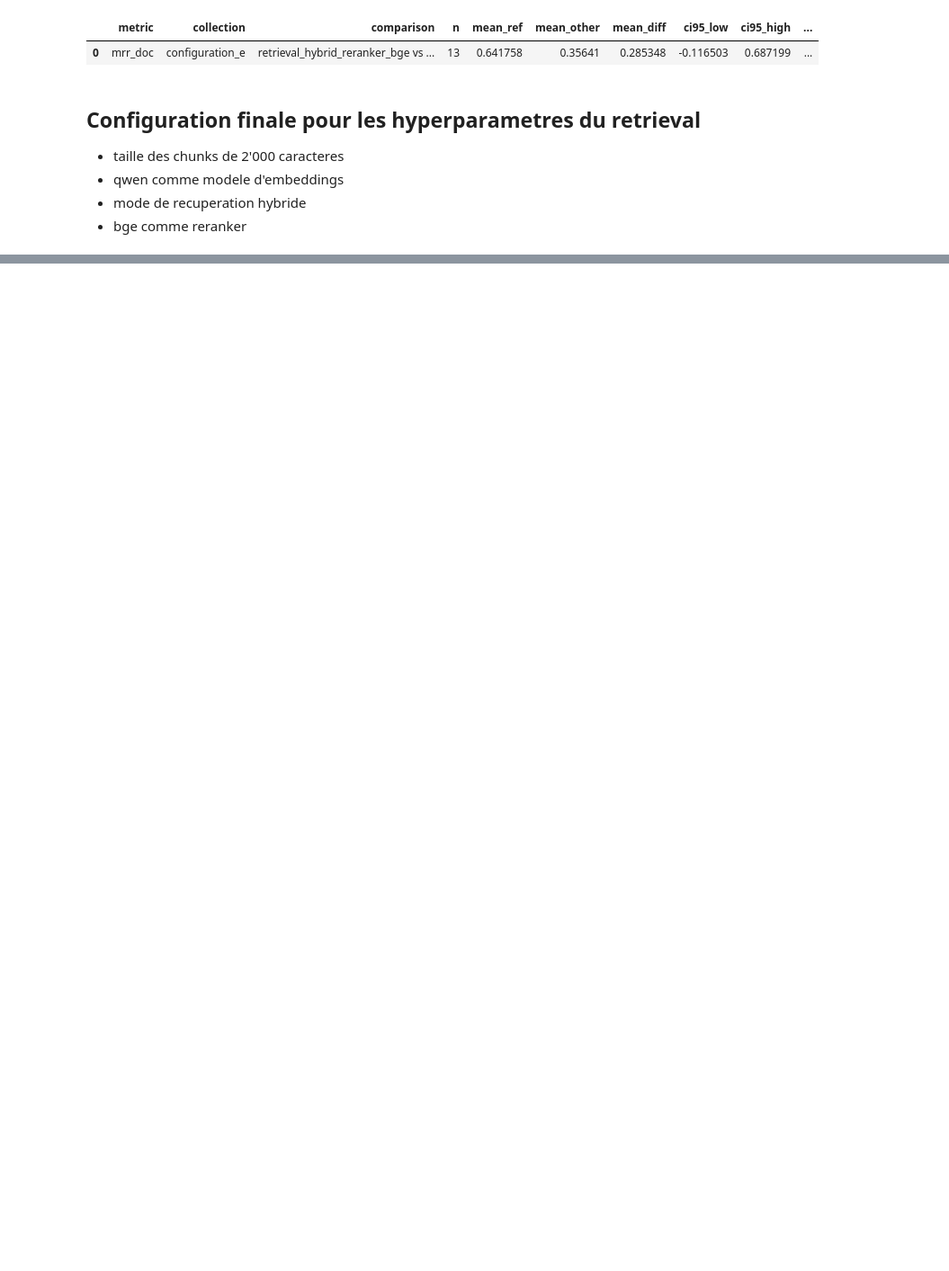
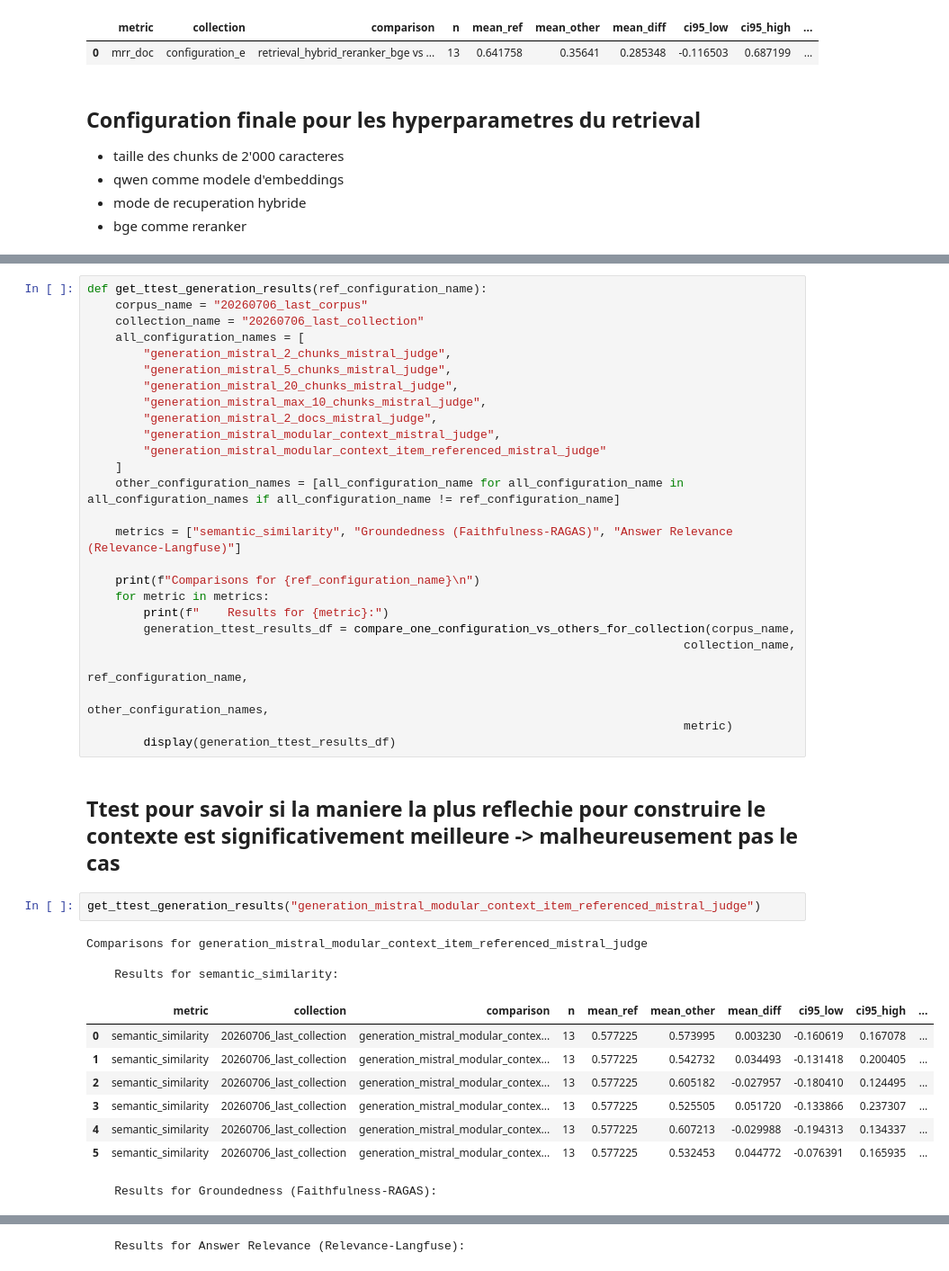
Before and after one commit to epfl-si/polylex-chatbot, a Jupyter notebook: ttest.ipynb, the cells around one changed output, grey strips where cells are left out. Shown at 90% size. Cells and saved outputs as stored; diff of their text form; blank space fills up the shorter version.

Commit message:
[feature] Compute ttests for generation part

```diff
--- a/ttest.ipynb
+++ b/ttest.ipynb
@@ -294,0 +323,42 @@ print(EVALUATION_RESULTS_PATH / "20260702_configurations_comparison_corpus" )
+# %%
+def get_ttest_generation_results(ref_configuration_name):
+    corpus_name = "20260706_last_corpus"
+    collection_name = "20260706_last_collection"
+    all_configuration_names = [
+        "generation_mistral_2_chunks_mistral_judge",
+        "generation_mistral_5_chunks_mistral_judge",
+        "generation_mistral_20_chunks_mistral_judge",
+        "generation_mistral_max_10_chunks_mistral_judge",
+        "generation_mistral_2_docs_mistral_judge",
+        "generation_mistral_modular_context_mistral_judge",
+        "generation_mistral_modular_context_item_referenced_mistral_judge"
+    ]
+    other_configuration_names = [all_configuration_name for all_configuration_name in all_configuration_names if all_configuration_name != ref_configuration_name]
+
+    metrics = ["semantic_similarity", "Groundedness (Faithfulness-RAGAS)", "Answer Relevance (Relevance-Langfuse)"]
+
+    print(f"Comparisons for {ref_configuration_name}\n")
+    for metric in metrics:
+        print(f"    Results for {metric}:")
+        generation_ttest_results_df = compare_one_configuration_vs_others_for_collection(corpus_name,
+                                                                                     collection_name,
+                                                                                     ref_configuration_name,
+                                                                                     other_configuration_names,
+                                                                                     metric)
+        display(generation_ttest_results_df)
+# %% [markdown]
+## Ttest pour savoir si la maniere la plus reflechie pour construire le contexte est significativement meilleure -> malheureusement pas le cas
+# %%
+get_ttest_generation_results("generation_mistral_modular_context_item_referenced_mistral_judge")
+# %% [output]
+Comparisons for generation_mistral_modular_context_item_referenced_mistral_judge
+
+    Results for semantic_similarity:
+|  | metric | collection | comparison | n | mean_ref | mean_other | mean_diff | ci95_low | ci95_high | ... |
+| 0 | semantic_similarity | 20260706_last_collection | generation_mistral_modular_contex... | 13 | 0.577225 | 0.573995 | 0.003230 | -0.160619 | 0.167078 | ... |
+| 1 | semantic_similarity | 20260706_last_collection | generation_mistral_modular_contex... | 13 | 0.577225 | 0.542732 | 0.034493 | -0.131418 | 0.200405 | ... |
+| 2 | semantic_similarity | 20260706_last_collection | generation_mistral_modular_contex... | 13 | 0.577225 | 0.605182 | -0.027957 | -0.180410 | 0.124495 | ... |
+| 3 | semantic_similarity | 20260706_last_collection | generation_mistral_modular_contex... | 13 | 0.577225 | 0.525505 | 0.051720 | -0.133866 | 0.237307 | ... |
+| 4 | semantic_similarity | 20260706_last_collection | generation_mistral_modular_contex... | 13 | 0.577225 | 0.607213 | -0.029988 | -0.194313 | 0.134337 | ... |
+| 5 | semantic_similarity | 20260706_last_collection | generation_mistral_modular_contex... | 13 | 0.577225 | 0.532453 | 0.044772 | -0.076391 | 0.165935 | ... |
+    Results for Groundedness (Faithfulness-RAGAS):
@@ -294,0 +372 @@ print(EVALUATION_RESULTS_PATH / "20260702_configurations_comparison_corpus" )
+    Results for Answer Relevance (Relevance-Langfuse):
```
Also changed, not shown: parts of 21 cells of this notebook.
